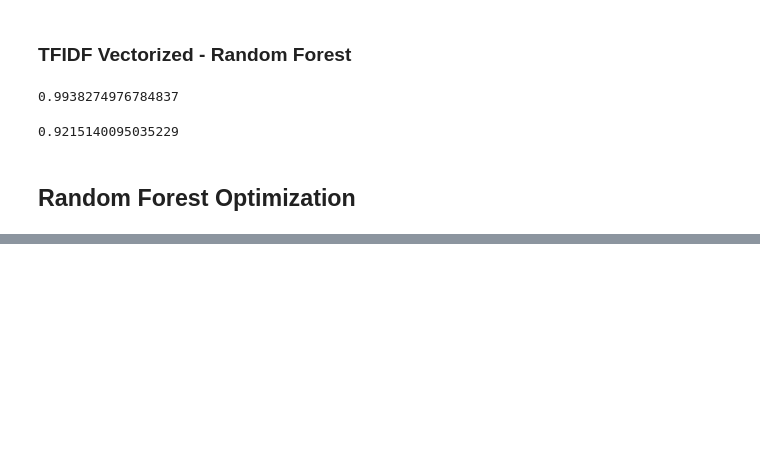
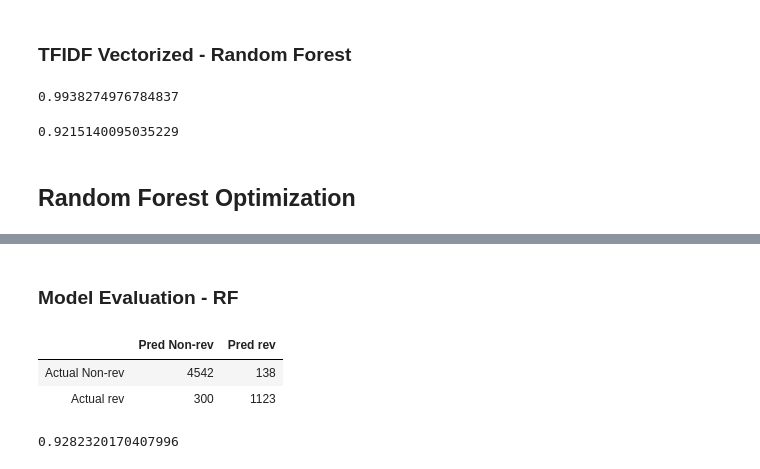
Before and after one commit to mayjordata/Project-TeamAlert, a Jupyter notebook: D.May Code Files/Modeling Notebook.ipynb, the cells around one changed output, grey strips where cells are left out. Saved outputs shown, nothing was run; the diff lists cells and outputs as text; code cells hidden in the pictures; blank space fills up the shorter version.

```diff
--- a/D.May Code Files/Modeling Notebook.ipynb
+++ b/D.May Code Files/Modeling Notebook.ipynb
@@ -387,9 +440,2 @@ rf_pipe_params = {
 
 }
-# %%
-rf_gs = GridSearchCV(opt_rf_pipe,
-                  rf_pipe_params,
-                  cv=3, verbose=1, n_jobs=-1)
-rf_gs.fit(X_train, y_train)
-print(rf_gs.best_score_)
-rf_gs.best_params_
@@ -434,16 +442,3 @@ rf_gs.score(X_test, y_test)
-# %%
-# Gridsearch
-rf2_pipe_params = {
-    'tfidf__max_features': [500, 1_000],
-    'tfidf__max_df': [0.3],
-    'tfidf__min_df': [5],
-    'tfidf__ngram_range': [(1,3)],
-    'rf__n_estimators': [75, 100],
-    'rf__max_depth': [100, 120, 180],
-    'rf__min_samples_split': [2, 3],
-    'rf__max_features': ["sqrt", "log2"]
-
-}
 # %%
 rf2_gs = GridSearchCV(opt_rf_pipe,
                   rf2_pipe_params,
@@ -475,0 +471,18 @@ rf2_gs.score(X_test, y_test)
+# %% [markdown]
+### Model Evaluation - RF
+# %%
+preds = rf2_gs.best_estimator_.predict(X_test)
+# %%
+matrix = confusion_matrix(y_test, preds)
+# %%
+cm_df = pd.DataFrame(matrix, columns=['Pred Non-rev', 'Pred rev'],
+            index = ['Actual Non-rev', 'Actual rev'])
+cm_df
+# %% [output]
+|  | Pred Non-rev | Pred rev |
+| Actual Non-rev | 4542 | 138 |
+| Actual rev | 300 | 1123 |
+# %%
+accuracy_score(y_test, preds)
+# %% [output]
+0.9282320170407996
```
Also changed, not shown: parts of 32 cells of this notebook, 1 other file.
